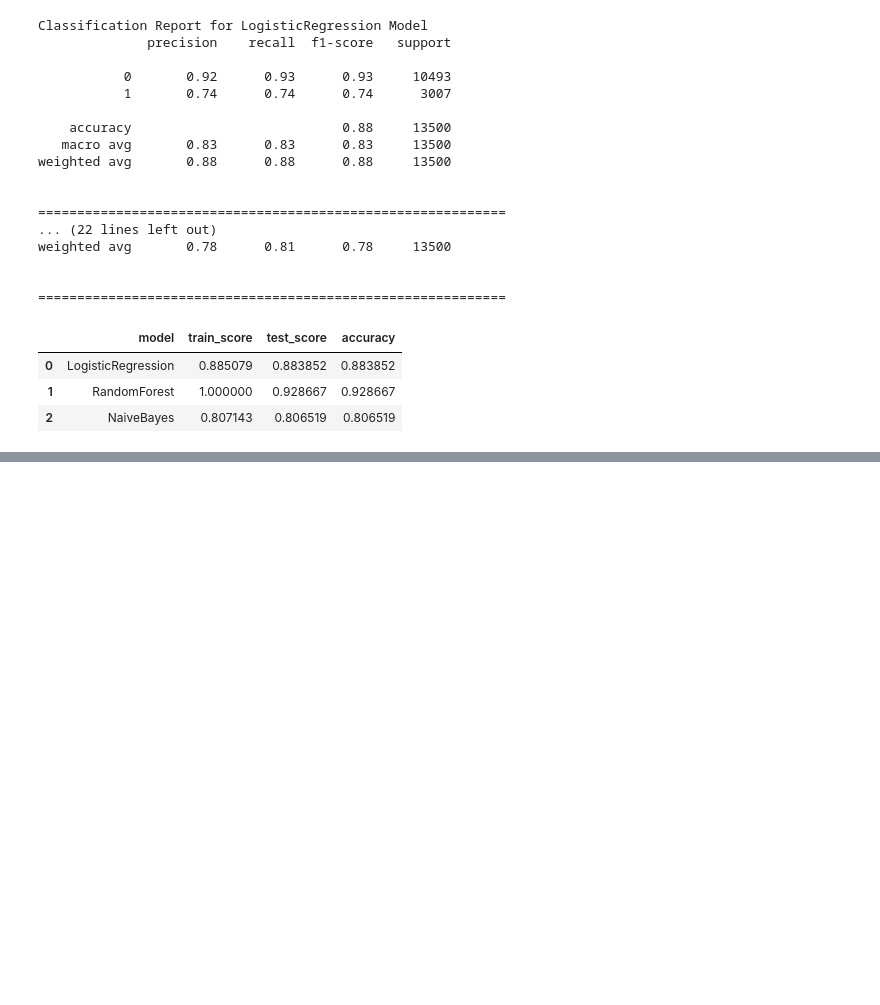
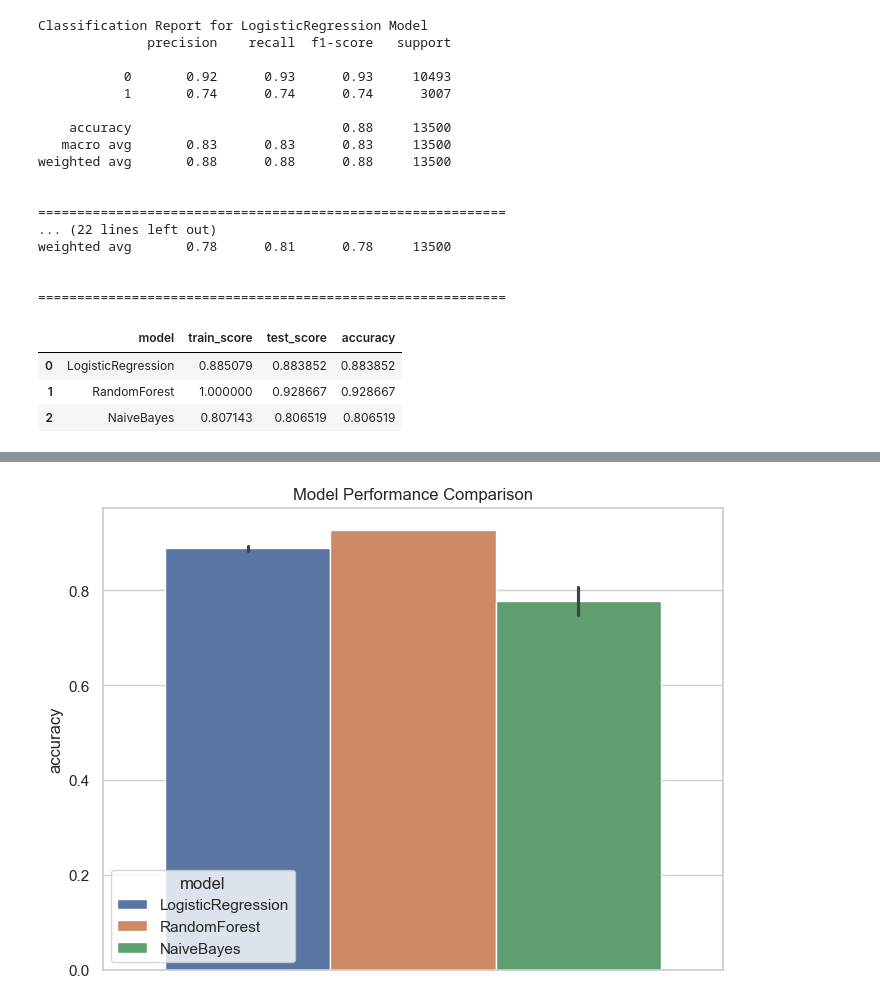
Before and after one commit to codeboyz12/data_science_cv, a Jupyter notebook: classification/loan_approval.ipynb, the cells around one changed output, grey strips where cells are left out. Cells and saved outputs as stored; diff of their text form; code cells hidden in the pictures; blank space fills up the shorter version.

Commit message:
adding evaluation process with scaling X. and visualization

```diff
--- a/classification/loan_approval.ipynb
+++ b/classification/loan_approval.ipynb
@@ -228,0 +231,28 @@ performance_df
+# %%
+from sklearn.preprocessing import RobustScaler
+
+scaler = RobustScaler()
+X_train = scaler.fit_transform(X_train)
+X_test = scaler.transform(X_test)
+# %%
+performance_evaluated_reccord = []
+
+for name, model in models.items():
+    model.fit(X_train, y_train)
+
+    y_pred = model.predict(X_test)
+
+    train_score = model.score(X_train, y_train)
+    test_score = model.score(X_test, y_test)
+    accuracy = accuracy_score(y_test, y_pred)
+
+    performance_evaluated_reccord.append({
+        'model': name,
+        'train_score': train_score,
+        'test_score': test_score,
+        'accuracy': accuracy,
+    })
+
+    print(f'Classification Report for {name} Model')
+    print(classification_report(y_test, y_pred))
+    print("\n"+"="*60+"\n")
@@ -228,0 +277,3 @@ performance_df
+# %%
+performance_evaluated_df = pd.DataFrame(performance_evaluated_reccord)
+performance_evaluated_df
@@ -228,0 +285,6 @@ performance_df
+# %%
+performance_df["evaluation"] = "Before"
+performance_evaluated_df["evaluation"] = "After"
+
+performance = pd.concat([performance_df, performance_evaluated_df])
+performance
@@ -228,0 +299,7 @@ performance_df
+# %%
+plt.figure(figsize=(8, 6))
+sns.barplot(data=performance, y="accuracy", hue="model")
+plt.title("Model Performance Comparison")
+plt.show()
+# %% [output]
+[figure, added]
```
Also changed, not shown: parts of 5 cells of this notebook.
